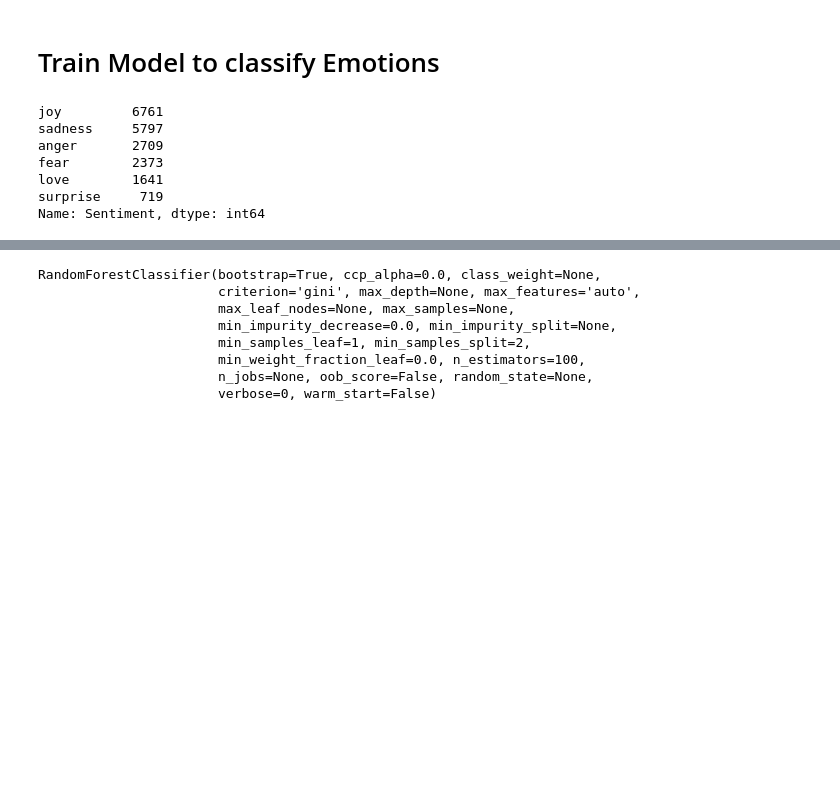
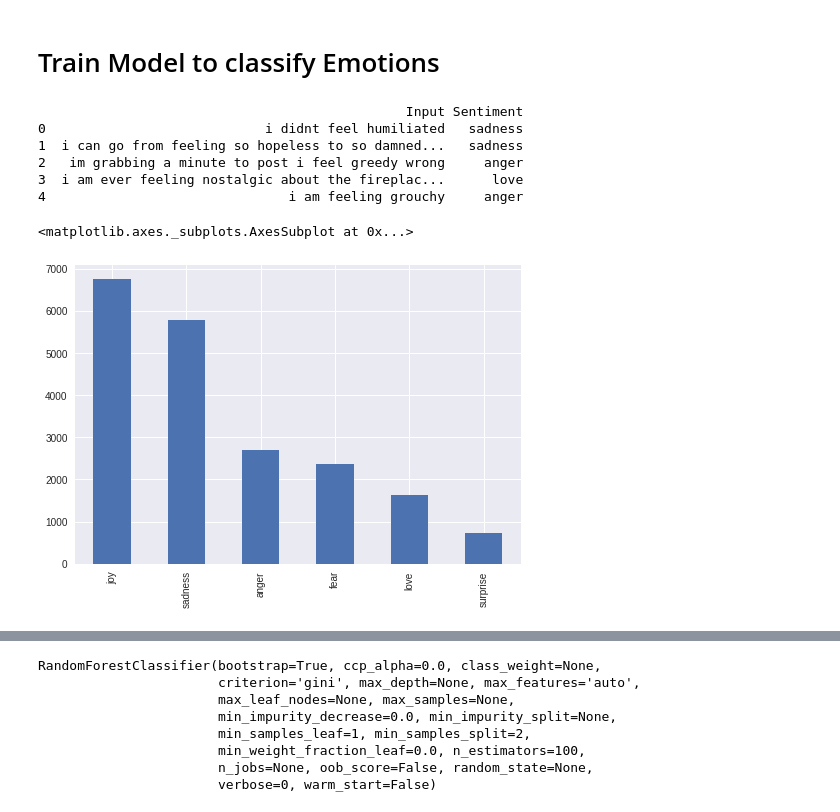
Before and after one commit to KhaldounN/Files-, a Jupyter notebook: FINAL_DSF.ipynb, the cells around one changed output, grey strips where cells are left out. Drawn from its saved outputs; the diff is of its cells as text; code cells hidden in the pictures; blank space fills up the shorter version.

```diff
--- a/FINAL_DSF.ipynb
+++ b/FINAL_DSF.ipynb
@@ -9,22 +9,24 @@
 # %%
 # Import data . data from source was saparerated so I can to concatenate it
 
 import pandas as pd
 from sklearn.model_selection import train_test_split
 
 df_train = pd.read_csv('/content/train.txt', header =None, sep =';', names = ['Input','Sentiment'], encoding='utf-8')
 df_test = pd.read_csv('/content/test.txt', header = None, sep =';', names = ['Input','Sentiment'],encoding='utf-8')
 df_val = pd.read_csv('/content/val.txt', header = None, sep =';', names = ['Input','Sentiment'],encoding='utf-8')
 df = pd.concat([df_train,df_test, df_val])
 
 
 #check data balance
-df['Sentiment'].value_counts()
+print(df.head())
+df['Sentiment'].value_counts().plot(kind = 'bar')
 # %% [output]
-joy         6761
-sadness     5797
-anger       2709
-fear        2373
-love        1641
-surprise     719
-Name: Sentiment, dtype: int64
+                                               Input Sentiment
+0                            i didnt feel humiliated   sadness
+1  i can go from feeling so hopeless to so damned...   sadness
+2   im grabbing a minute to post i feel greedy wrong     anger
+3  i am ever feeling nostalgic about the fireplac...      love
+4                               i am feeling grouchy     anger
+<matplotlib.axes._subplots.AxesSubplot at 0x...>
+[figure, added]
```
Also changed, not shown: parts of 20 cells of this notebook.
